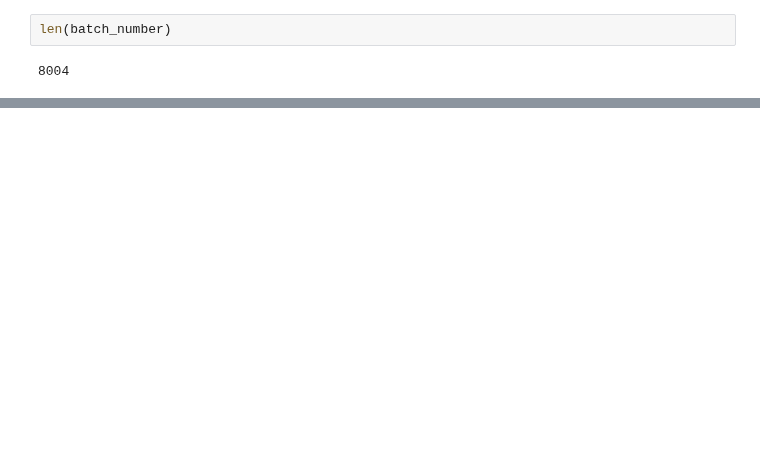
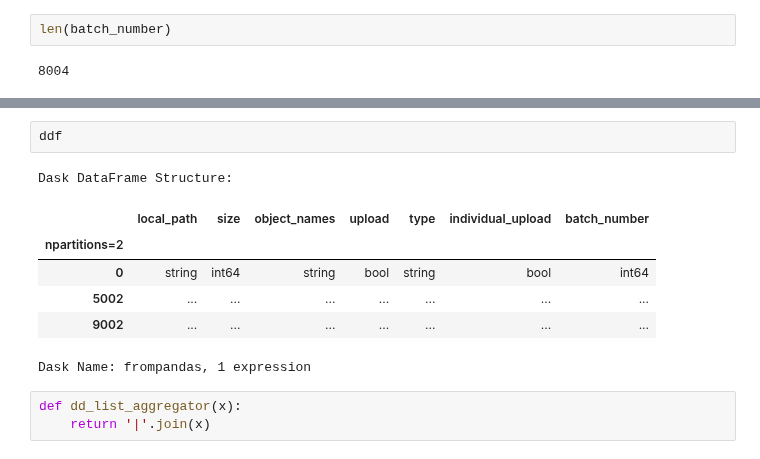
Before and after one commit to lsst-uk/csd3-echo-somerville, a Jupyter notebook: csd3-side/scripts/test_new_traversal_strategy.ipynb, the cells around one changed output, grey strips where cells are left out. Saved outputs shown, nothing was run; the diff lists cells and outputs as text; blank space fills up the shorter version.

```diff
--- a/csd3-side/scripts/test_new_traversal_strategy.ipynb
+++ b/csd3-side/scripts/test_new_traversal_strategy.ipynb
@@ -282,0 +387,13 @@ Size is less than max zip size
+# %%
+ddf
+# %% [output]
+Dask DataFrame Structure:
+|  | local_path | size | object_names | upload | type | individual_upload | batch_number |
+| npartitions=2 |  |  |  |  |  |  |  |
+| 0 | string | int64 | string | bool | string | bool | int64 |
+| 5002 | ... | ... | ... | ... | ... | ... | ... |
+| 9002 | ... | ... | ... | ... | ... | ... | ... |
+Dask Name: frompandas, 1 expression
+# %%
+def dd_list_aggregator(x):
+    return '|'.join(x)
```
Also changed, not shown: parts of 21 cells of this notebook, 1 other file.
